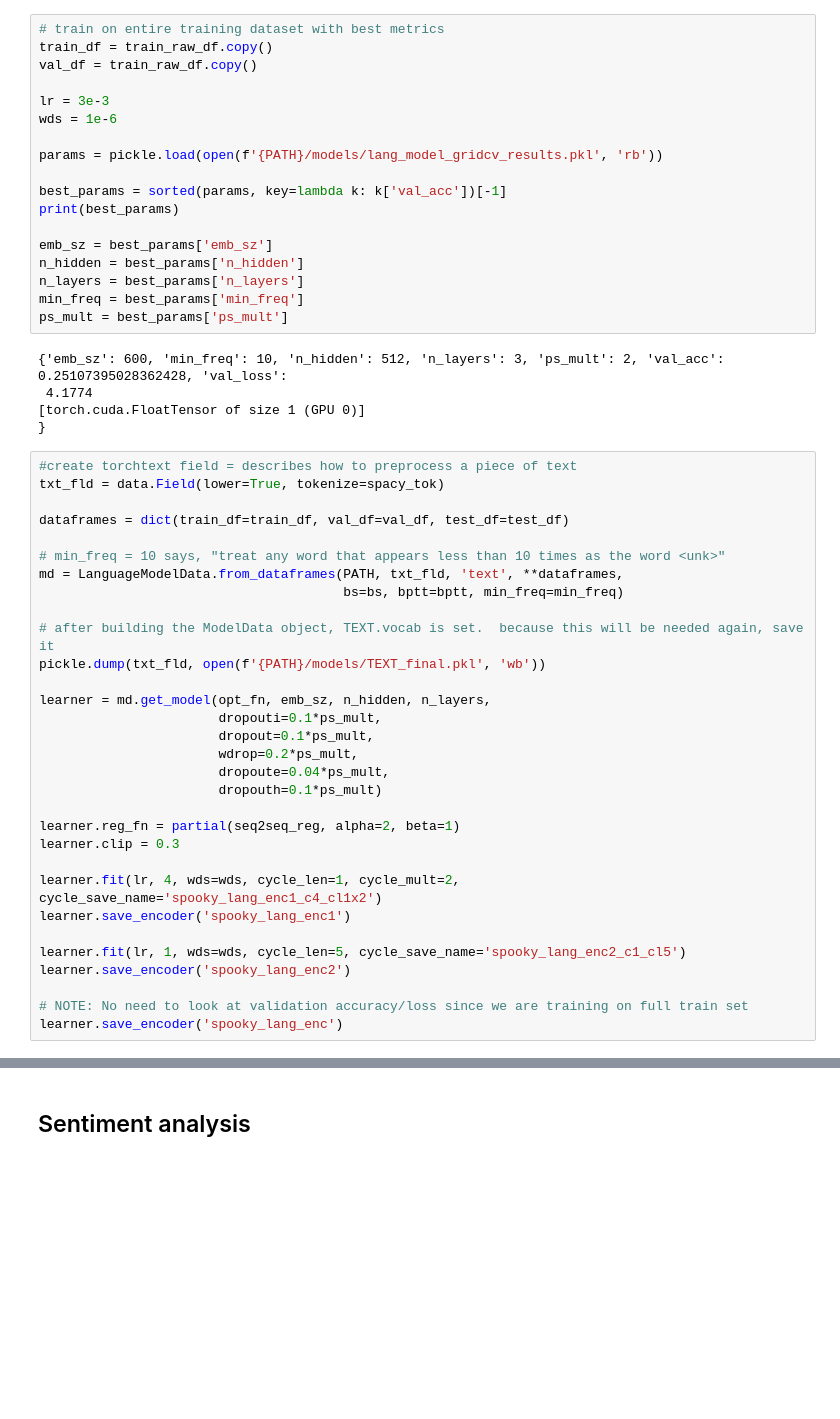
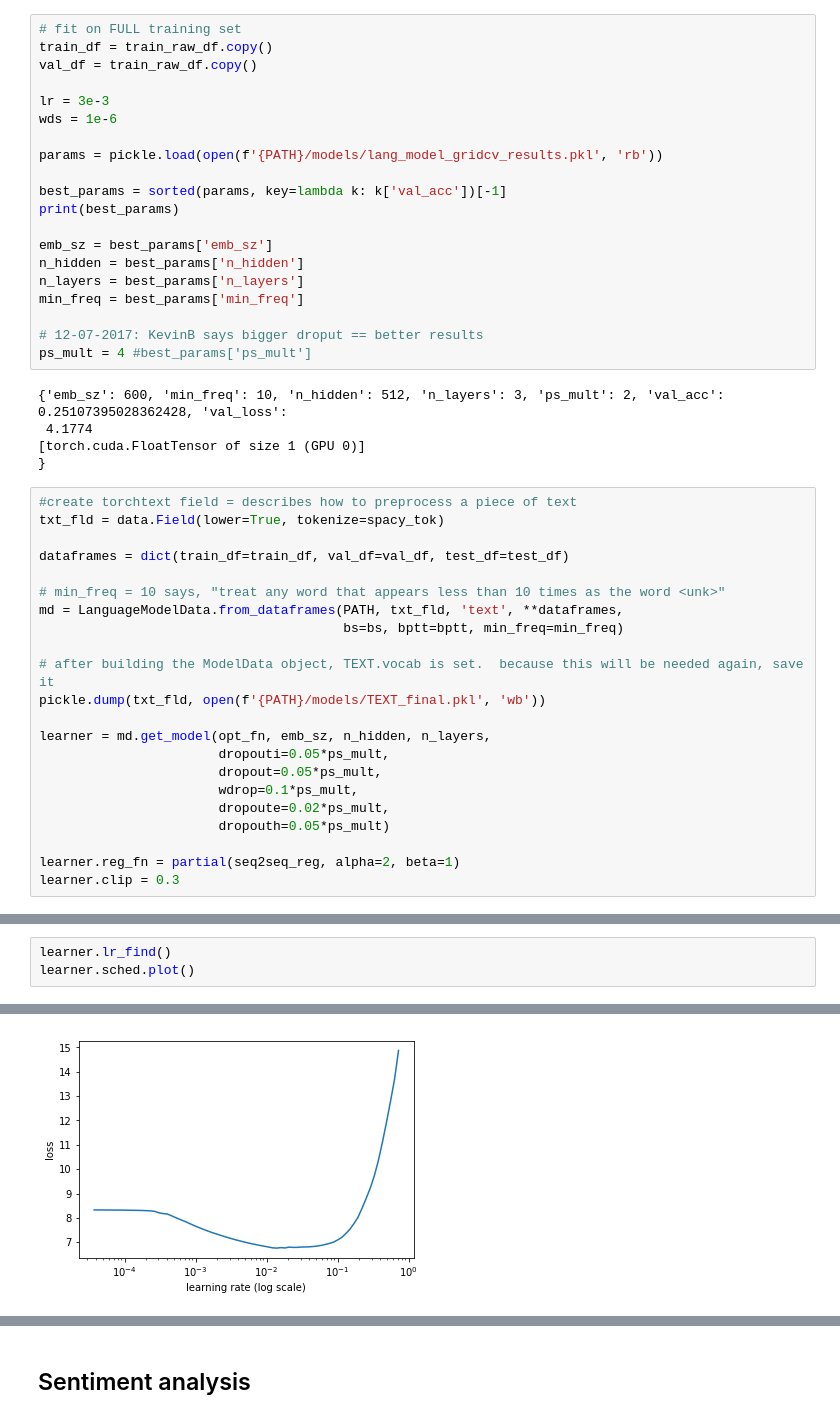
Before and after one commit to ohmeow/fastai-projects, a Jupyter notebook: part1v2/dl1/lesson4-spooky.ipynb, the cells around one changed output, grey strips where cells are left out. Saved outputs shown, nothing was run; the diff lists cells and outputs as text; blank space fills up the shorter version.

```diff
--- a/part1v2/dl1/lesson4-spooky.ipynb
+++ b/part1v2/dl1/lesson4-spooky.ipynb
@@ -482,7 +482,7 @@ param_combos
 
 Use the best hyperparameters against the full training dataset to train a final model
 # %%
-# train on entire training dataset with best metrics
+# fit on FULL training set
 train_df = train_raw_df.copy()
 val_df = train_raw_df.copy()
 
@@ -498,7 +498,9 @@ emb_sz = best_params['emb_sz']
 n_hidden = best_params['n_hidden']
 n_layers = best_params['n_layers']
 min_freq = best_params['min_freq']
-ps_mult = best_params['ps_mult']
+
+# 12-07-2017: KevinB says bigger droput == better results
+ps_mult = 4 #best_params['ps_mult']
 # %% [output]
 {'emb_sz': 600, 'min_freq': 10, 'n_hidden': 512, 'n_layers': 3, 'ps_mult': 2, 'val_acc': 0.25107395028362428, 'val_loss':
  4.1774
@@ -518,20 +520,11 @@ md = LanguageModelData.from_dataframes(PATH, txt_fld, 'text', **dataframes,
 pickle.dump(txt_fld, open(f'{PATH}/models/TEXT_final.pkl', 'wb'))
 
 learner = md.get_model(opt_fn, emb_sz, n_hidden, n_layers,
-                       dropouti=0.1*ps_mult,
-                       dropout=0.1*ps_mult,
-                       wdrop=0.2*ps_mult,
-                       dropoute=0.04*ps_mult,
-                       dropouth=0.1*ps_mult)
+                       dropouti=0.05*ps_mult,
+                       dropout=0.05*ps_mult,
+                       wdrop=0.1*ps_mult,
+                       dropoute=0.02*ps_mult,
+                       dropouth=0.05*ps_mult)
 
 learner.reg_fn = partial(seq2seq_reg, alpha=2, beta=1)
 learner.clip = 0.3
-
-learner.fit(lr, 4, wds=wds, cycle_len=1, cycle_mult=2, cycle_save_name='spooky_lang_enc1_c4_cl1x2')
-learner.save_encoder('spooky_lang_enc1')
-
-learner.fit(lr, 1, wds=wds, cycle_len=5, cycle_save_name='spooky_lang_enc2_c1_cl5')
-learner.save_encoder('spooky_lang_enc2')
-
-# NOTE: No need to look at validation accuracy/loss since we are training on full train set
-learner.save_encoder('spooky_lang_enc')
@@ -565,0 +531,4 @@ NameError: name 'val_acc' is not defined
+# %%
+learner.lr_find()
+learner.sched.plot()
+# %% [output]
@@ -565,0 +538 @@ NameError: name 'val_acc' is not defined
+[figure, added]
```
Also changed, not shown: parts of 27 cells of this notebook.
